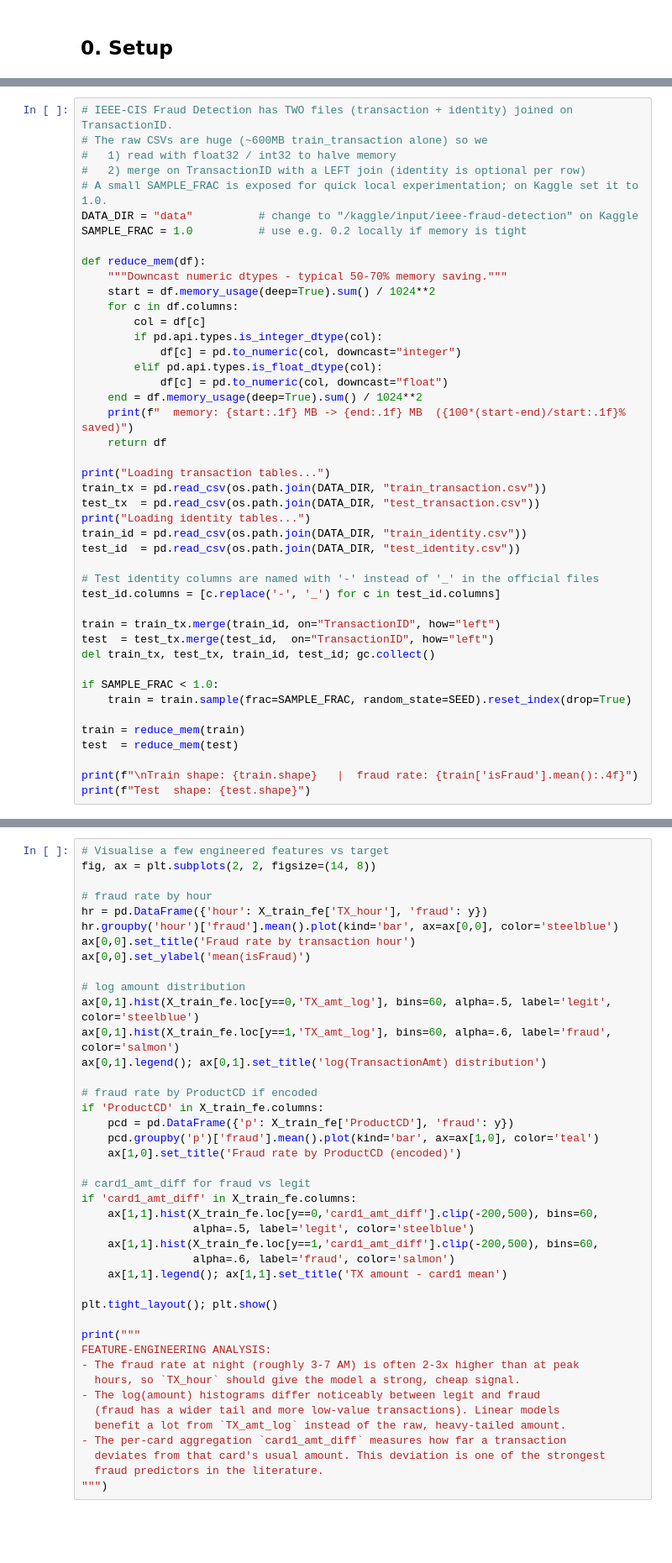
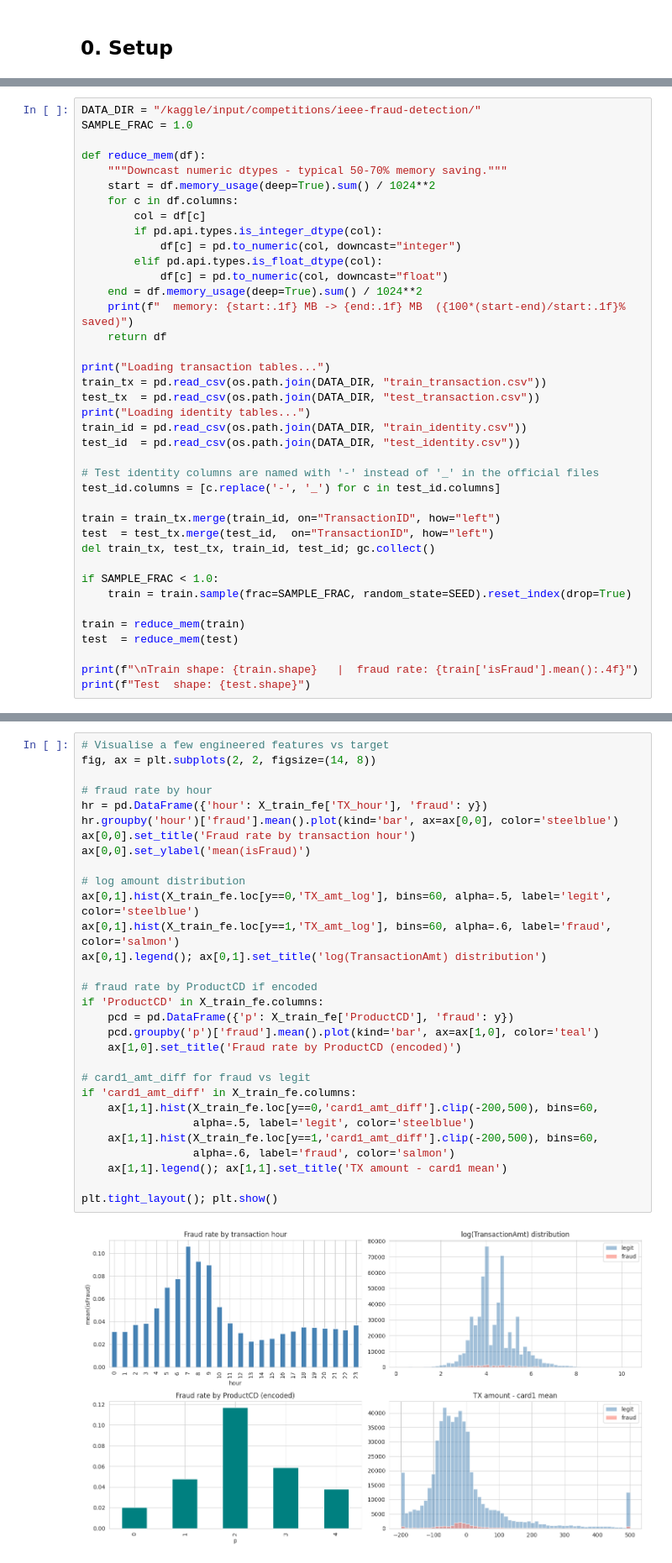
Before and after one commit to romaxod/ML-HW2, a Jupyter notebook: model_experiment_RandomForest.ipynb, the cells around one changed output, grey strips where cells are left out. Shown at 84% size. Cells and saved outputs as stored; diff of their text form; blank space fills up the shorter version.

```diff
--- a/model_experiment_RandomForest.ipynb
+++ b/model_experiment_RandomForest.ipynb
@@ -57,11 +89,6 @@ print('MLflow experiment:', MLFLOW_EXPERIMENT)
 # %%
-# IEEE-CIS Fraud Detection has TWO files (transaction + identity) joined on TransactionID.
-# The raw CSVs are huge (~600MB train_transaction alone) so we
-#   1) read with float32 / int32 to halve memory
-#   2) merge on TransactionID with a LEFT join (identity is optional per row)
-# A small SAMPLE_FRAC is exposed for quick local experimentation; on Kaggle set it to 1.0.
-DATA_DIR = "data"          # change to "/kaggle/input/ieee-fraud-detection" on Kaggle
-SAMPLE_FRAC = 1.0          # use e.g. 0.2 locally if memory is tight
+DATA_DIR = "/kaggle/input/competitions/ieee-fraud-detection/"
+SAMPLE_FRAC = 1.0
 
 def reduce_mem(df):
     """Downcast numeric dtypes - typical 50-70% memory saving."""
@@ -325,42 +333,32 @@ X_test_fe  = assert_finite(X_test_fe,  'test_fe')
 # %%
 # Visualise a few engineered features vs target
 fig, ax = plt.subplots(2, 2, figsize=(14, 8))
 
 # fraud rate by hour
 hr = pd.DataFrame({'hour': X_train_fe['TX_hour'], 'fraud': y})
 hr.groupby('hour')['fraud'].mean().plot(kind='bar', ax=ax[0,0], color='steelblue')
 ax[0,0].set_title('Fraud rate by transaction hour')
 ax[0,0].set_ylabel('mean(isFraud)')
 
 # log amount distribution
 ax[0,1].hist(X_train_fe.loc[y==0,'TX_amt_log'], bins=60, alpha=.5, label='legit', color='steelblue')
 ax[0,1].hist(X_train_fe.loc[y==1,'TX_amt_log'], bins=60, alpha=.6, label='fraud', color='salmon')
 ax[0,1].legend(); ax[0,1].set_title('log(TransactionAmt) distribution')
 
 # fraud rate by ProductCD if encoded
 if 'ProductCD' in X_train_fe.columns:
     pcd = pd.DataFrame({'p': X_train_fe['ProductCD'], 'fraud': y})
     pcd.groupby('p')['fraud'].mean().plot(kind='bar', ax=ax[1,0], color='teal')
     ax[1,0].set_title('Fraud rate by ProductCD (encoded)')
 
 # card1_amt_diff for fraud vs legit
 if 'card1_amt_diff' in X_train_fe.columns:
     ax[1,1].hist(X_train_fe.loc[y==0,'card1_amt_diff'].clip(-200,500), bins=60,
                  alpha=.5, label='legit', color='steelblue')
     ax[1,1].hist(X_train_fe.loc[y==1,'card1_amt_diff'].clip(-200,500), bins=60,
                  alpha=.6, label='fraud', color='salmon')
     ax[1,1].legend(); ax[1,1].set_title('TX amount - card1 mean')
 
 plt.tight_layout(); plt.show()
-
-print("""
-FEATURE-ENGINEERING ANALYSIS:
-- The fraud rate at night (roughly 3-7 AM) is often 2-3x higher than at peak
-  hours, so `TX_hour` should give the model a strong, cheap signal.
-- The log(amount) histograms differ noticeably between legit and fraud
-  (fraud has a wider tail and more low-value transactions). Linear models
-  benefit a lot from `TX_amt_log` instead of the raw, heavy-tailed amount.
-- The per-card aggregation `card1_amt_diff` measures how far a transaction
-  deviates from that card's usual amount. This deviation is one of the strongest
-  fraud predictors in the literature.
-""")
+# %% [output]
+[figure, added]
```
Also changed, not shown: parts of 37 cells of this notebook.
